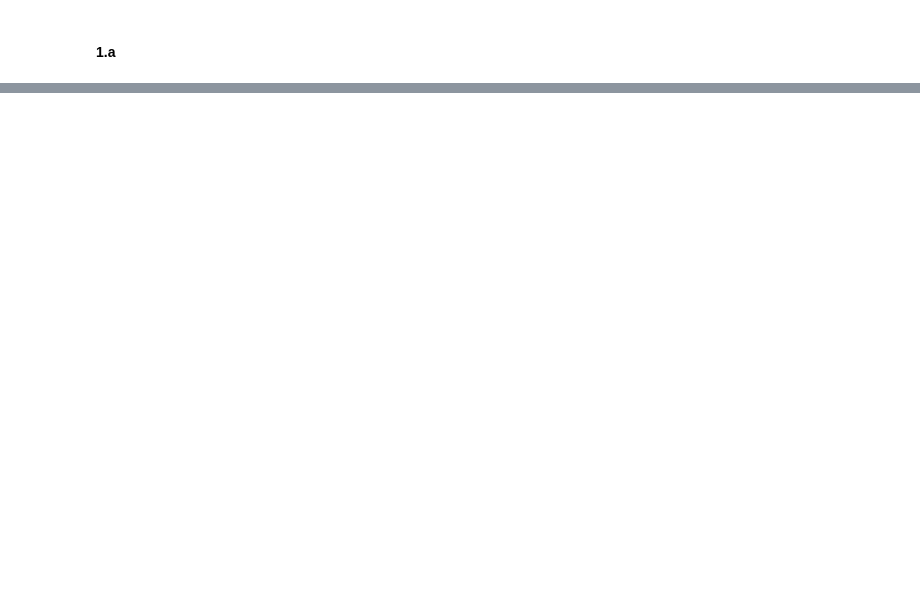
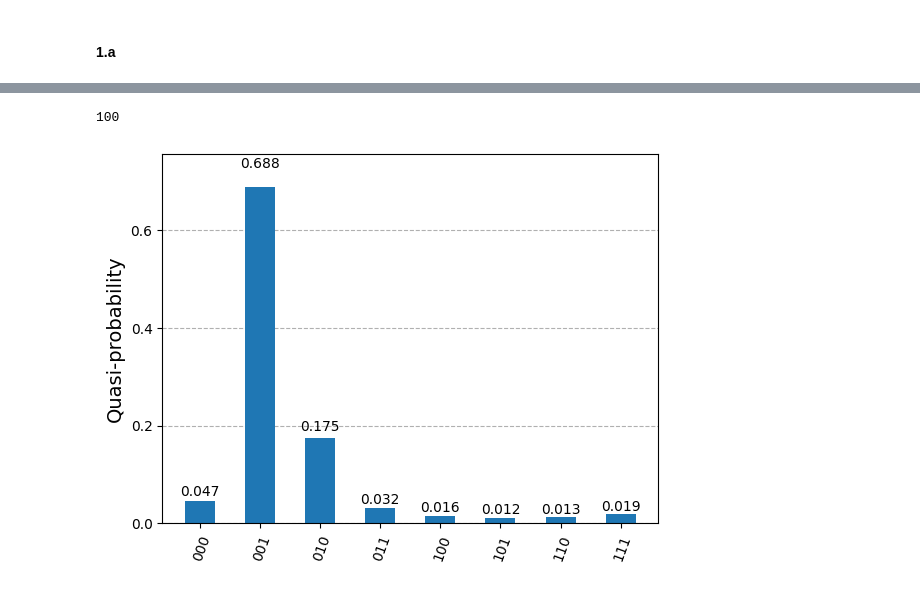
Before and after one commit to GalD101/qiskit_HW, a Jupyter notebook: hw9.ipynb, the cells around one changed output, grey strips where cells are left out. Saved outputs shown, nothing was run; the diff lists cells and outputs as text; code cells hidden in the pictures; blank space fills up the shorter version.

```diff
--- a/hw9.ipynb
+++ b/hw9.ipynb
@@ -140,0 +107,5 @@ qc.draw("mpl")
+# %%
+produce_histogram(qc)
+# %% [output]
+100
+[figure, added]
```
Also changed, not shown: parts of 35 cells of this notebook.
